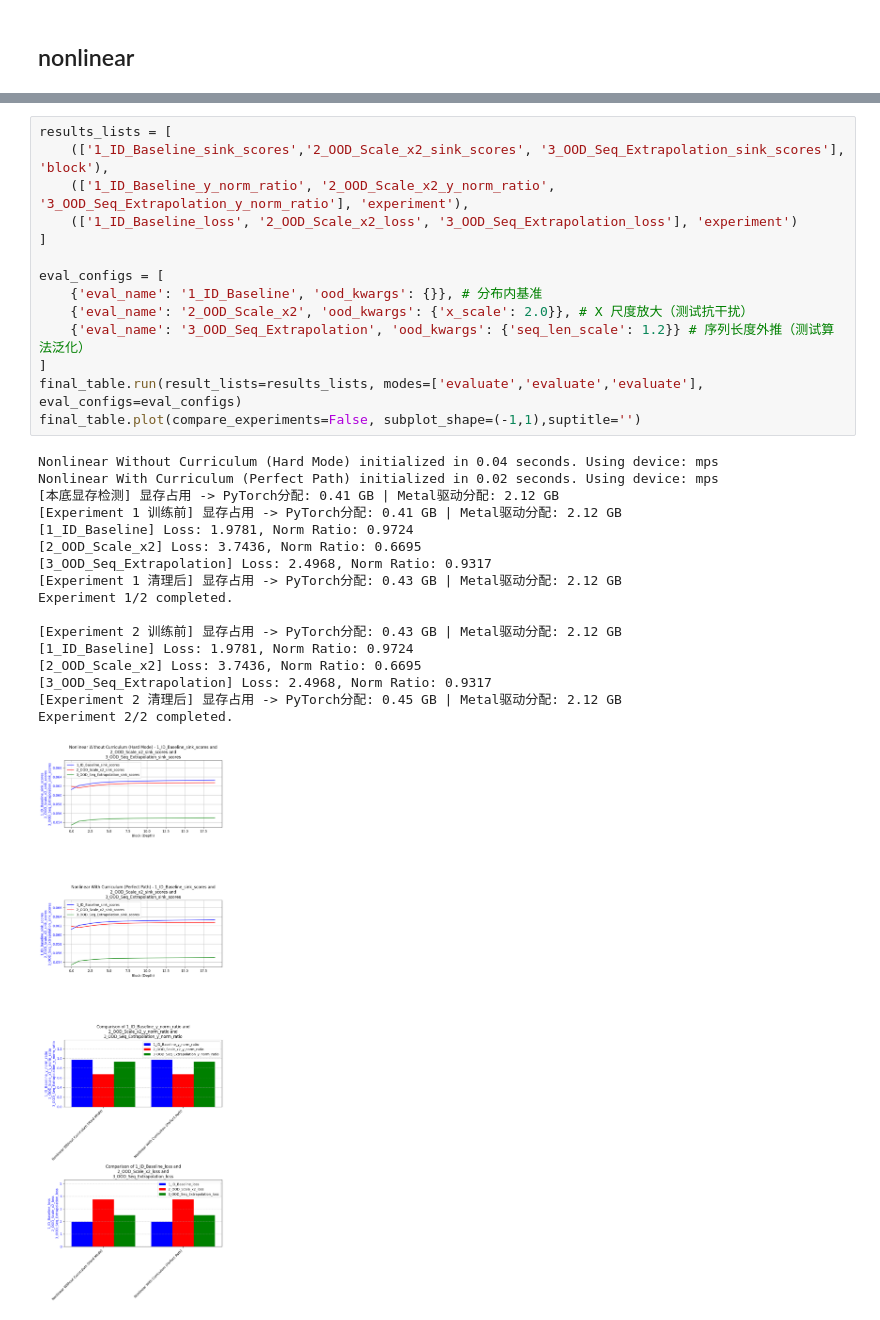
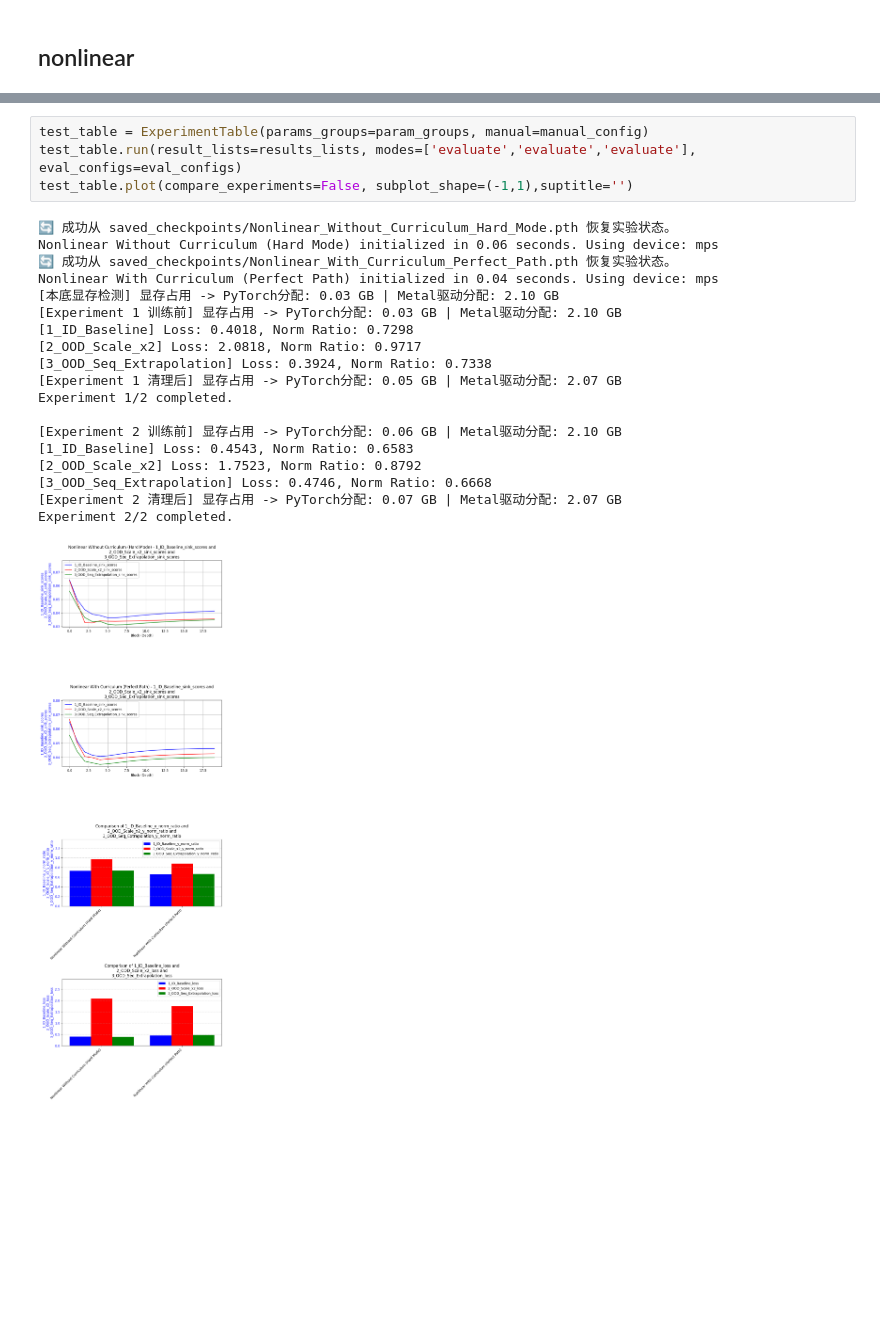
Before and after one commit to Bruce-lhq/looped-transformer-ablation-lab, a Jupyter notebook: Looped_Transformer.ipynb, the cells around one changed output, grey strips where cells are left out. Cells and saved outputs as stored; diff of their text form; blank space fills up the shorter version.

```diff
--- a/Looped_Transformer.ipynb
+++ b/Looped_Transformer.ipynb
@@ -2029,32 +2158,24 @@ for i, exp in enumerate(final_table.experiments):
-# %%
-results_lists = [
-    (['1_ID_Baseline_sink_scores','2_OOD_Scale_x2_sink_scores', '3_OOD_Seq_Extrapolation_sink_scores'], 'block'),
-    (['1_ID_Baseline_y_norm_ratio', '2_OOD_Scale_x2_y_norm_ratio', '3_OOD_Seq_Extrapolation_y_norm_ratio'], 'experiment'),
-    (['1_ID_Baseline_loss', '2_OOD_Scale_x2_loss', '3_OOD_Seq_Extrapolation_loss'], 'experiment')
-]
-
-eval_configs = [
-    {'eval_name': '1_ID_Baseline', 'ood_kwargs': {}}, # 分布内基准
-    {'eval_name': '2_OOD_Scale_x2', 'ood_kwargs': {'x_scale': 2.0}}, # X 尺度放大（测试抗干扰）
-    {'eval_name': '3_OOD_Seq_Extrapolation', 'ood_kwargs': {'seq_len_scale': 1.2}} # 序列长度外推（测试算法泛化）
-]
-final_table.run(result_lists=results_lists, modes=['evaluate','evaluate','evaluate'], eval_configs=eval_configs)
-final_table.plot(compare_experiments=False, subplot_shape=(-1,1),suptitle='')
-# %% [output]
-Nonlinear Without Curriculum (Hard Mode) initialized in 0.04 seconds. Using device: mps
-Nonlinear With Curriculum (Perfect Path) initialized in 0.02 seconds. Using device: mps
-[本底显存检测] 显存占用 -> PyTorch分配: 0.41 GB | Metal驱动分配: 2.12 GB
-[Experiment 1 训练前] 显存占用 -> PyTorch分配: 0.41 GB | Metal驱动分配: 2.12 GB
-[1_ID_Baseline] Loss: 1.9781, Norm Ratio: 0.9724
-[2_OOD_Scale_x2] Loss: 3.7436, Norm Ratio: 0.6695
-[3_OOD_Seq_Extrapolation] Loss: 2.4968, Norm Ratio: 0.9317
-[Experiment 1 清理后] 显存占用 -> PyTorch分配: 0.43 GB | Metal驱动分配: 2.12 GB
-Experiment 1/2 completed.
-
-[Experiment 2 训练前] 显存占用 -> PyTorch分配: 0.43 GB | Metal驱动分配: 2.12 GB
-[1_ID_Baseline] Loss: 1.9781, Norm Ratio: 0.9724
-[2_OOD_Scale_x2] Loss: 3.7436, Norm Ratio: 0.6695
-[3_OOD_Seq_Extrapolation] Loss: 2.4968, Norm Ratio: 0.9317
-[Experiment 2 清理后] 显存占用 -> PyTorch分配: 0.45 GB | Metal驱动分配: 2.12 GB
-Experiment 2/2 completed.
-[figure, removed]
+# %%
+test_table = ExperimentTable(params_groups=param_groups, manual=manual_config)
+test_table.run(result_lists=results_lists, modes=['evaluate','evaluate','evaluate'], eval_configs=eval_configs)
+test_table.plot(compare_experiments=False, subplot_shape=(-1,1),suptitle='')
+# %% [output]
+🔄 成功从 saved_checkpoints/Nonlinear_Without_Curriculum_Hard_Mode.pth 恢复实验状态。
+Nonlinear Without Curriculum (Hard Mode) initialized in 0.06 seconds. Using device: mps
+🔄 成功从 saved_checkpoints/Nonlinear_With_Curriculum_Perfect_Path.pth 恢复实验状态。
+Nonlinear With Curriculum (Perfect Path) initialized in 0.04 seconds. Using device: mps
+[本底显存检测] 显存占用 -> PyTorch分配: 0.03 GB | Metal驱动分配: 2.10 GB
+[Experiment 1 训练前] 显存占用 -> PyTorch分配: 0.03 GB | Metal驱动分配: 2.10 GB
+[1_ID_Baseline] Loss: 0.4018, Norm Ratio: 0.7298
+[2_OOD_Scale_x2] Loss: 2.0818, Norm Ratio: 0.9717
+[3_OOD_Seq_Extrapolation] Loss: 0.3924, Norm Ratio: 0.7338
+[Experiment 1 清理后] 显存占用 -> PyTorch分配: 0.05 GB | Metal驱动分配: 2.07 GB
+Experiment 1/2 completed.
+
+[Experiment 2 训练前] 显存占用 -> PyTorch分配: 0.06 GB | Metal驱动分配: 2.10 GB
+[1_ID_Baseline] Loss: 0.4543, Norm Ratio: 0.6583
+[2_OOD_Scale_x2] Loss: 1.7523, Norm Ratio: 0.8792
+[3_OOD_Seq_Extrapolation] Loss: 0.4746, Norm Ratio: 0.6668
+[Experiment 2 清理后] 显存占用 -> PyTorch分配: 0.07 GB | Metal驱动分配: 2.07 GB
+Experiment 2/2 completed.
+[figure, added]
```
Also changed, not shown: parts of 21 cells of this notebook, 3 other files.
